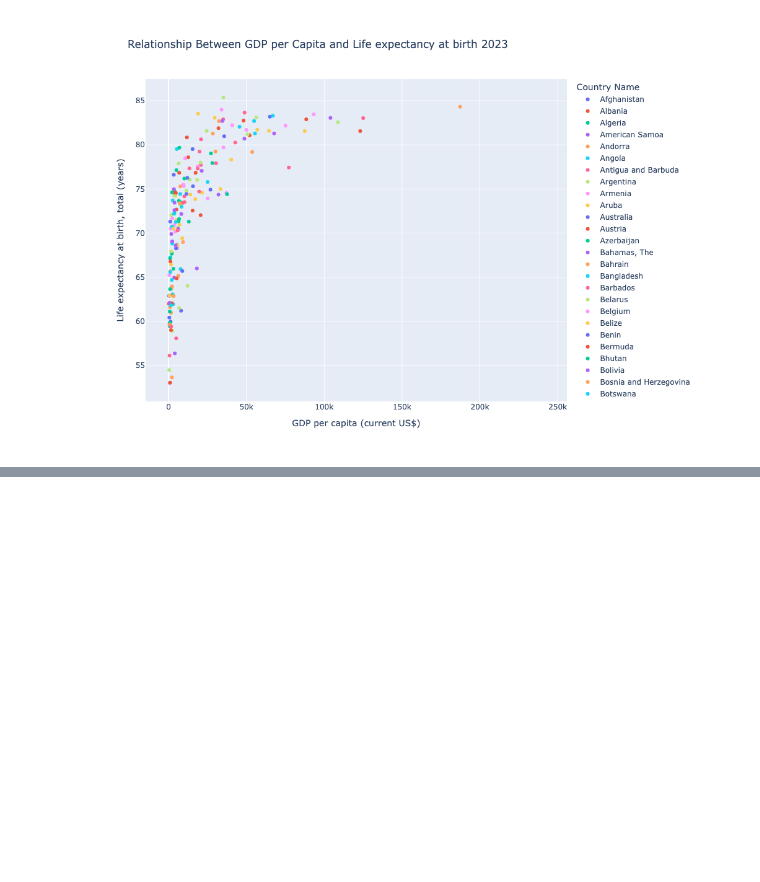
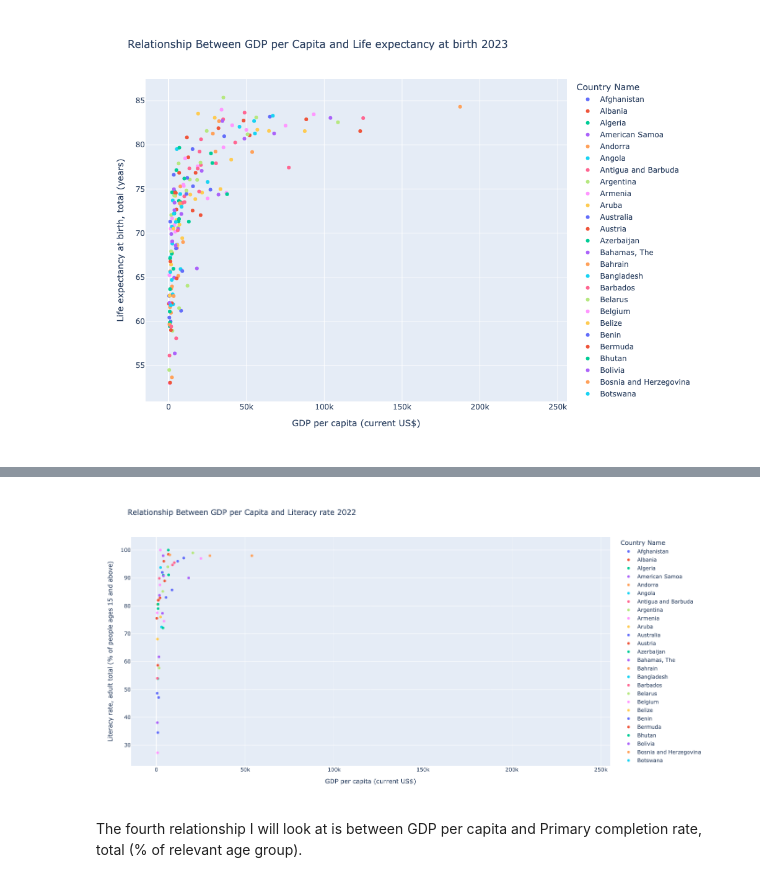
Before and after one commit to Josefinades/Project3, a Jupyter notebook: project_3.ipynb, the cells around one changed output, grey strips where cells are left out. Saved outputs shown, nothing was run; the diff lists cells and outputs as text; code cells hidden in the pictures; blank space fills up the shorter version.

```diff
--- a/project_3.ipynb
+++ b/project_3.ipynb
@@ -497,0 +584,6 @@ NameError: name 'adfertility_name' is not defined
+# %%
+Year = 2022
+gdp_year = gdp_df[gdp_df["Year"] == Year]
+literacy_year = literacy_df[literacy_df["Year"] == Year]
+merged_gdp_literacy_22 = pd.merge(gdp_year, literacy_year[["Country Name", "Literacy rate, adult total (% of people ages 15 and above)"]], on = "Country Name", how = "left")
+merged_gdp_literacy_22
@@ -497,0 +604,15 @@ NameError: name 'adfertility_name' is not defined
+# %%
+scatterplot_gdp_literacy = px.scatter(merged_gdp_literacy_22,
+                            x="GDP per capita (current US$)",
+                            y="Literacy rate, adult total (% of people ages 15 and above)",
+                            color="Country Name",
+                            title ="Relationship Between GDP per Capita and Literacy rate 2022",
+                            #text="Country Code",
+                            width=1100,
+                            height=700
+)
+scatterplot_gdp_literacy.show()
+# %% [output]
+[figure, added]
+# %% [markdown]
+The fourth relationship I will look at is between GDP per capita and Primary completion rate, total (% of relevant age group).
```
Also changed, not shown: parts of 9 cells of this notebook, 11 other files.
